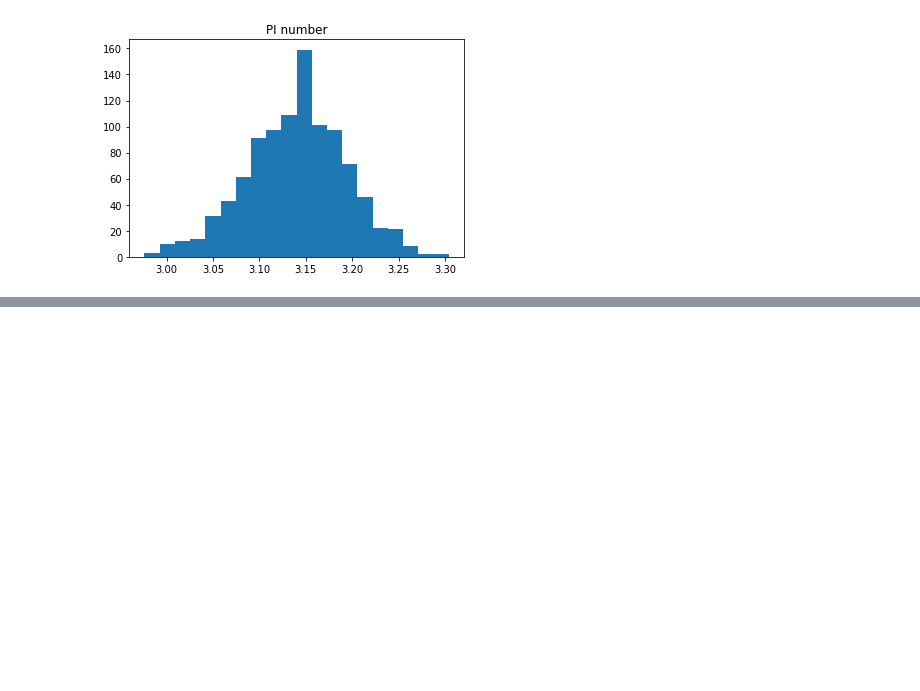
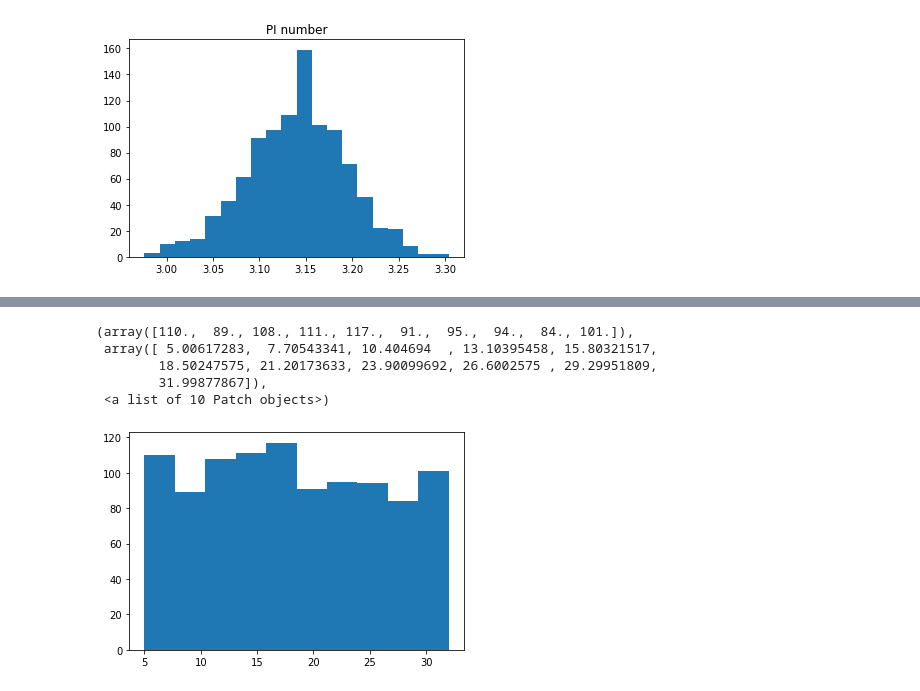
Before and after one commit to nestorsgarzonc/Fundamentals-of-Machine-learning, a Jupyter notebook: Udemy Course/T2-2 Daa cleaning.ipynb, the cells around one changed output, grey strips where cells are left out. Cells and saved outputs as stored; diff of their text form; code cells hidden in the pictures; blank space fills up the shorter version.

```diff
--- a/Udemy Course/T2-2 Daa cleaning.ipynb
+++ b/Udemy Course/T2-2 Daa cleaning.ipynb
@@ -139,0 +178,9 @@ x, fig=pi_montecarlo()
+# %%
+plt.hist(data['C'])
+# %% [output]
+(array([110.,  89., 108., 111., 117.,  91.,  95.,  94.,  84., 101.]),
+ array([ 5.00617283,  7.70543341, 10.404694  , 13.10395458, 15.80321517,
+        18.50247575, 21.20173633, 23.90099692, 26.6002575 , 29.29951809,
+        31.99877867]),
+ <a list of 10 Patch objects>)
+[figure, added]
```
Also changed, not shown: parts of 13 cells of this notebook.
